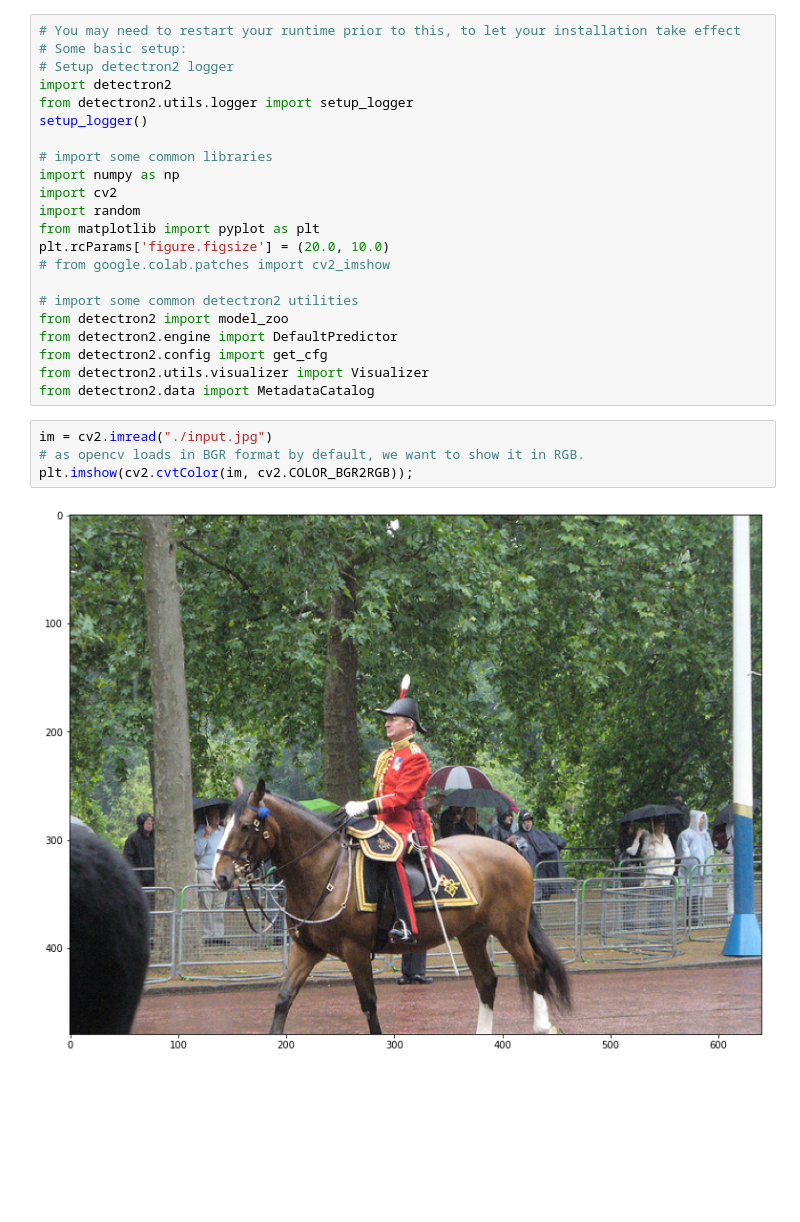
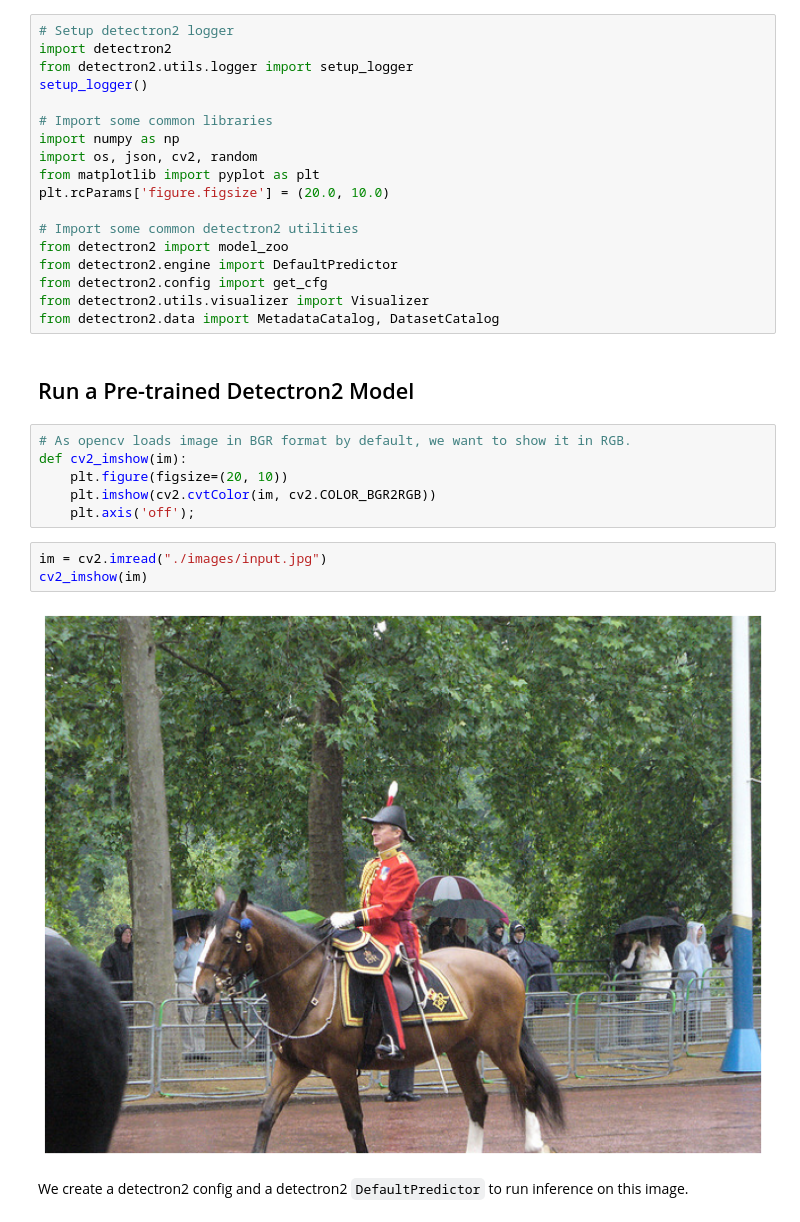
Before and after one commit to chriskhanhtran/object-detection-detectron2, a Jupyter notebook: 00-installation.ipynb, the cells around one changed output. Saved outputs shown, nothing was run; the diff lists cells and outputs as text; blank space fills up the shorter version.

```diff
--- a/00-installation.ipynb
+++ b/00-installation.ipynb
@@ -16,30 +37,35 @@ print(torch.__version__, torch.cuda.is_available())
 # %%
-# You may need to restart your runtime prior to this, to let your installation take effect
-# Some basic setup:
 # Setup detectron2 logger
 import detectron2
 from detectron2.utils.logger import setup_logger
 setup_logger()
 
-# import some common libraries
+# Import some common libraries
 import numpy as np
-import cv2
-import random
+import os, json, cv2, random
 from matplotlib import pyplot as plt
 plt.rcParams['figure.figsize'] = (20.0, 10.0)
-# from google.colab.patches import cv2_imshow
 
-# import some common detectron2 utilities
+# Import some common detectron2 utilities
 from detectron2 import model_zoo
 from detectron2.engine import DefaultPredictor
 from detectron2.config import get_cfg
 from detectron2.utils.visualizer import Visualizer
-from detectron2.data import MetadataCatalog
+from detectron2.data import MetadataCatalog, DatasetCatalog
+# %% [markdown]
+## Run a Pre-trained Detectron2 Model
 # %%
-im = cv2.imread("./input.jpg")
-# as opencv loads in BGR format by default, we want to show it in RGB.
-plt.imshow(cv2.cvtColor(im, cv2.COLOR_BGR2RGB));
+# As opencv loads image in BGR format by default, we want to show it in RGB.
+def cv2_imshow(im):
+    plt.figure(figsize=(20, 10))
+    plt.imshow(cv2.cvtColor(im, cv2.COLOR_BGR2RGB))
+    plt.axis('off');
-# %% [output]
-[figure, removed]
+# %%
+im = cv2.imread("./images/input.jpg")
+cv2_imshow(im)
+# %% [output]
+[figure, added]
+# %% [markdown]
+We create a detectron2 config and a detectron2 `DefaultPredictor` to run inference on this image.
 # %%
 cfg = get_cfg()
```
Also changed, not shown: parts of 10 cells of this notebook, 20 other files.
